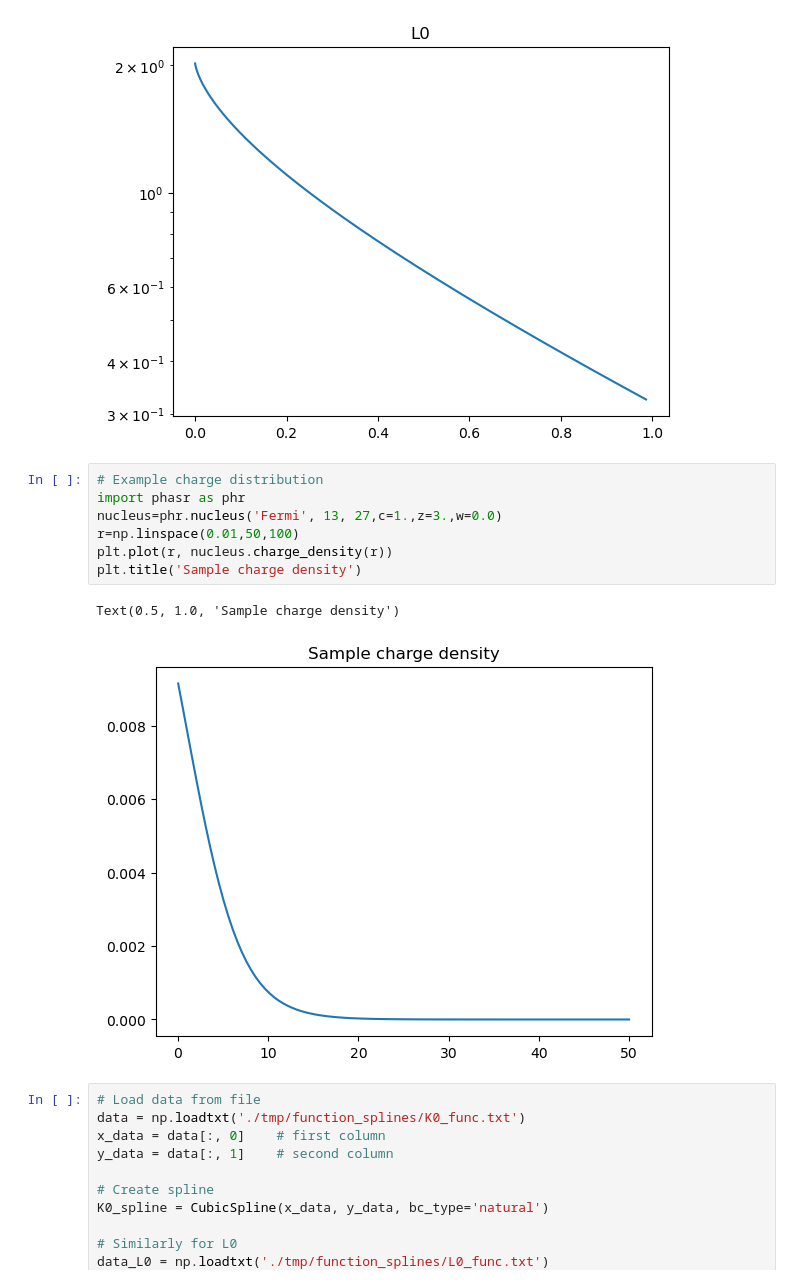
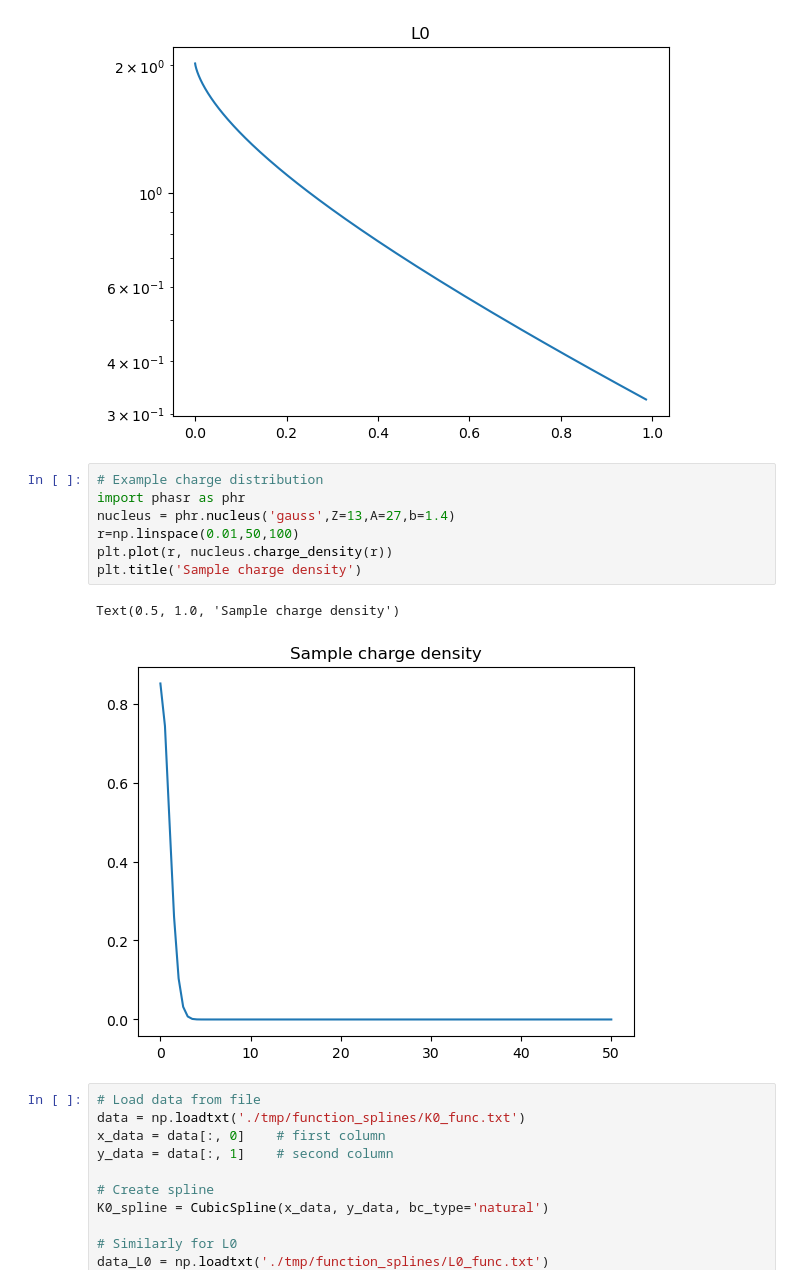
Before and after one commit to akotarel/phasr, a Jupyter notebook: docs/examples/QED_corrections.ipynb, the cells around one changed output. Saved outputs shown, nothing was run; the diff lists cells and outputs as text.

```diff
--- a/docs/examples/QED_corrections.ipynb
+++ b/docs/examples/QED_corrections.ipynb
@@ -142,13 +142,13 @@ np.savetxt('./tmp/function_splines/L0_func.txt', data, fmt='%.18e', delimiter='
 # %%
 # Example charge distribution
 import phasr as phr
-nucleus=phr.nucleus('Fermi', 13, 27,c=1.,z=3.,w=0.0)
+nucleus = phr.nucleus('gauss',Z=13,A=27,b=1.4)
 r=np.linspace(0.01,50,100)
 plt.plot(r, nucleus.charge_density(r))
 plt.title('Sample charge density')
 # %% [output]
 Text(0.5, 1.0, 'Sample charge density')
-[figure, old version]
+[figure, new version]
 # %%
 # Load data from file
 data = np.loadtxt('./tmp/function_splines/K0_func.txt')
```
Also changed, not shown: parts of 4 cells of this notebook.
